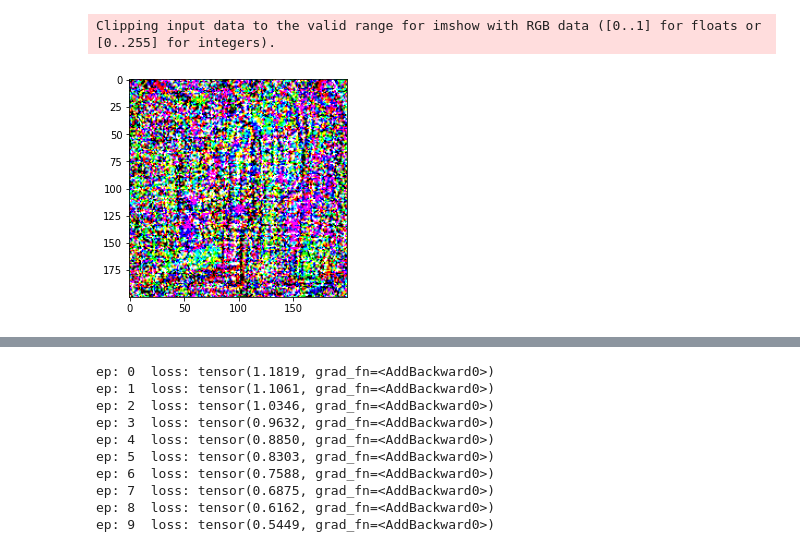
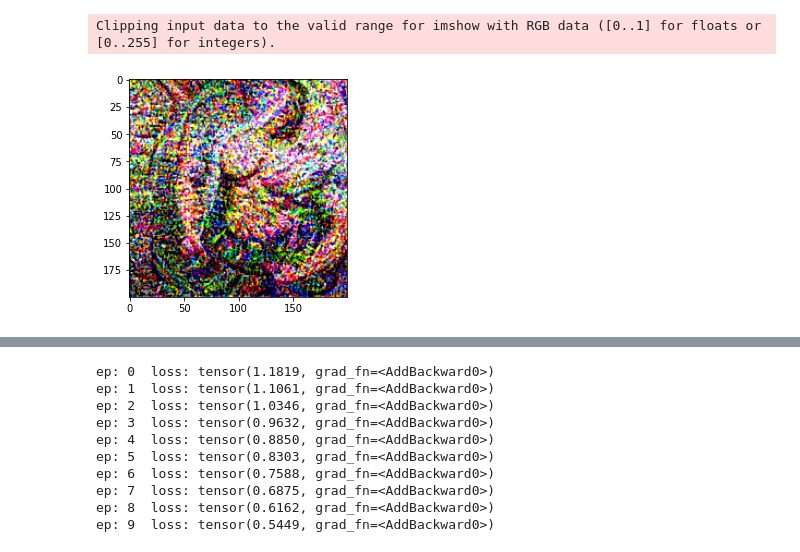
Before and after one commit to BearingBall/diplomfile, a Jupyter notebook: trainTorch.ipynb, the cells around one changed output, grey strips where cells are left out. Saved outputs shown, nothing was run; the diff lists cells and outputs as text; code cells hidden in the pictures.

```diff
--- a/trainTorch.ipynb
+++ b/trainTorch.ipynb
@@ -32,12 +33,12 @@ print(torchvision.__version__)
 # %%
 model = torchvision.models.detection.fasterrcnn_resnet50_fpn(pretrained=True)
 
-dataset = data.AdversarialDataset() # todo: use resize to pull picture in batch
+dataset = data.AdversarialDataset((640,640)) # todo: use resize to pull picture in batch
 
 loss = am.lossObjectness
 
 
-batch_size = 128
+batch_size = 1
 
 train_loader  = torch.utils.data.DataLoader(dataset=dataset, batch_size=batch_size, shuffle=False)
 test_loader = torch.utils.data.DataLoader(dataset=dataset, batch_size=batch_size, shuffle=False)
@@ -99,7 +144,9 @@ ep: 0 image: 4  loss: tensor(1.1125, grad_fn=<MulBackward0>)
-# %%
-utils.ShowPatch(patch)
-# %% [output]
-Clipping input data to the valid range for imshow with RGB data ([0..1] for floats or [0..255] for integers).
-[figure, removed]
+# %%
+torch.cuda.empty_cache()
+cv2.destroyAllWindows()
+utils.ShowPatch(patch.cpu())
+# %% [output]
+Clipping input data to the valid range for imshow with RGB data ([0..1] for floats or [0..255] for integers).
+[figure, added]
 # %%
 #image, label = dataset[personIndex[7]]
```
Also changed, not shown: parts of 5 cells of this notebook, 17 other files.
